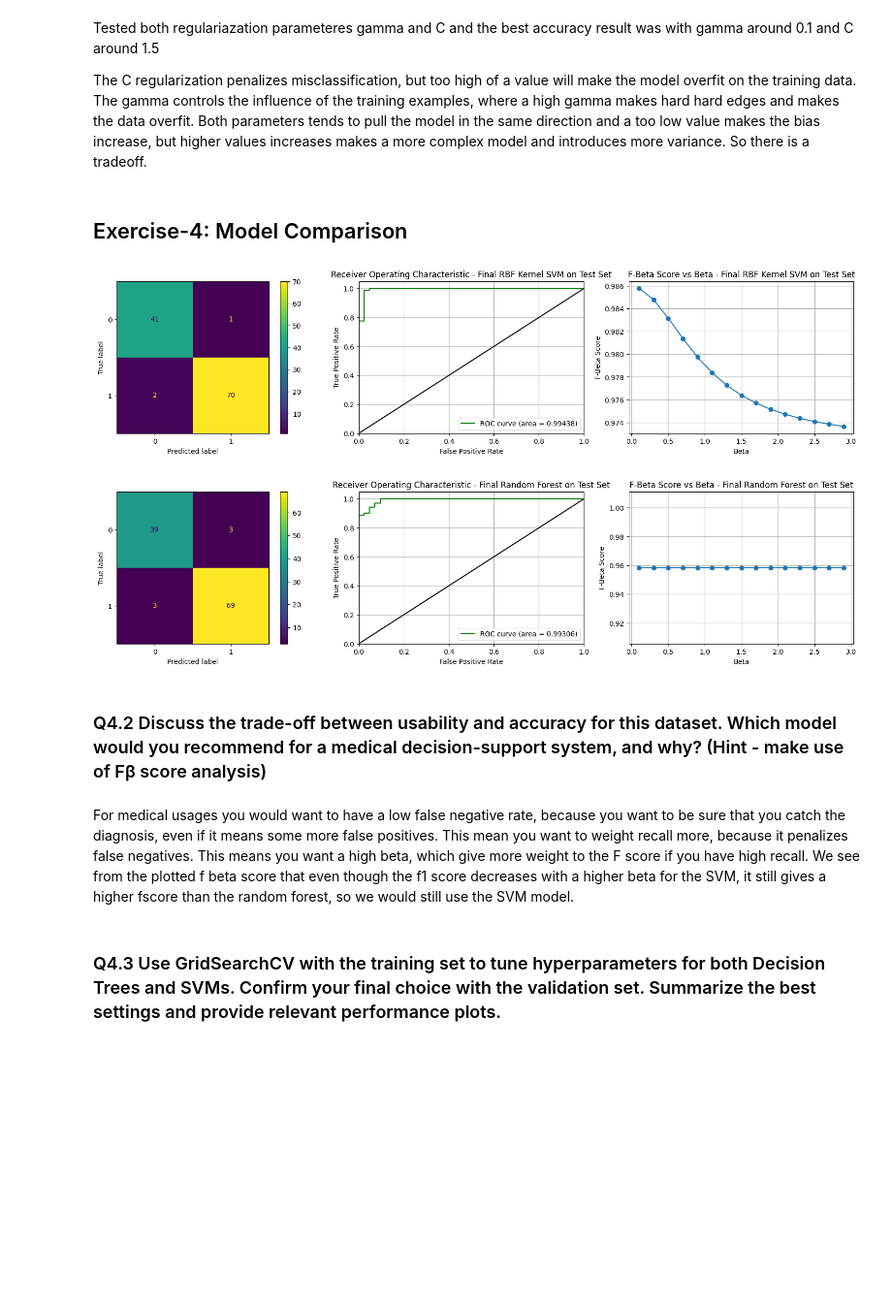
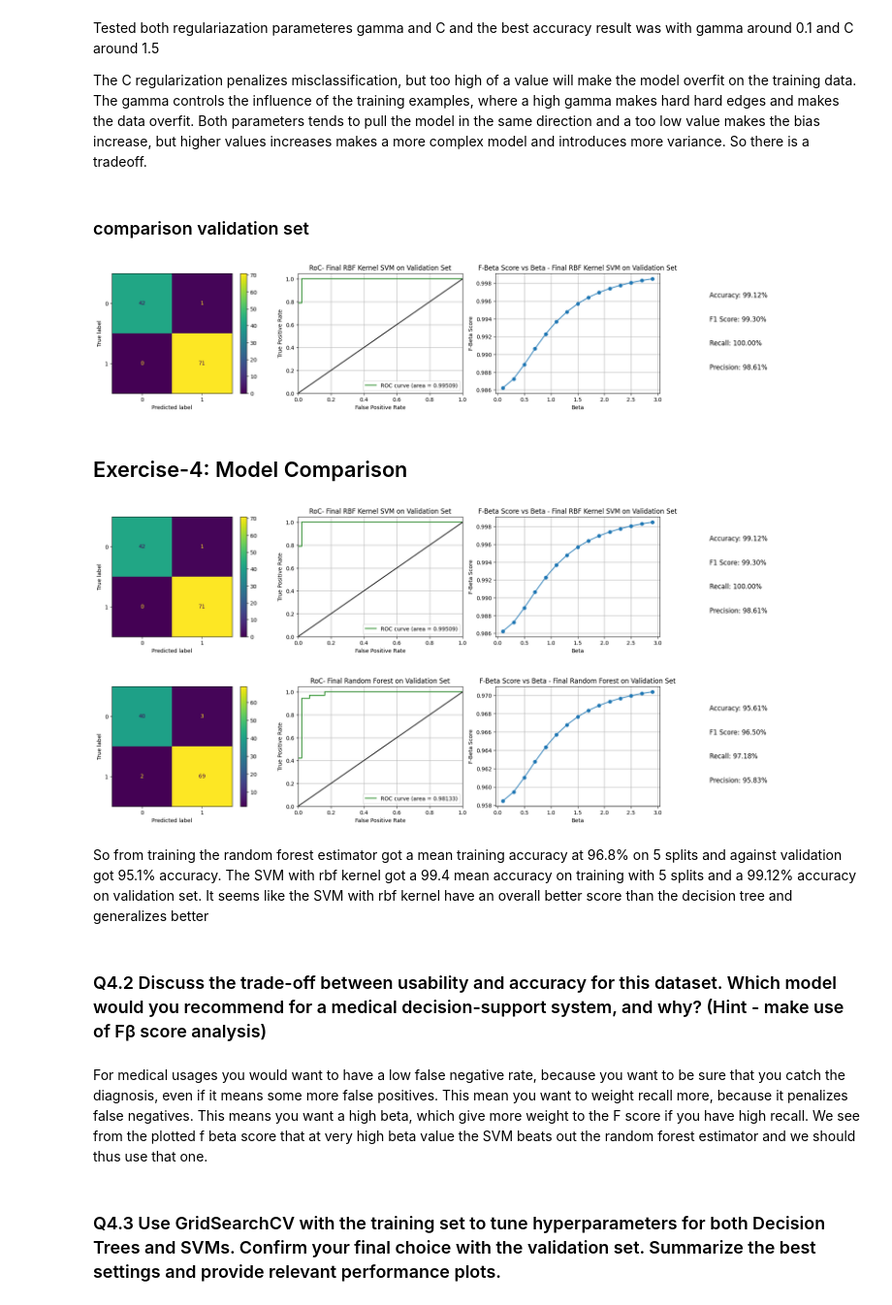
Before and after one commit to JoachimCode/IDATG2208_Assignments, a Jupyter notebook: assignment_2/assignment_2.ipynb, the cells around one changed output. Shown at 97% size. Drawn from its saved outputs; the diff is of its cells as text; code cells hidden in the pictures; blank space fills up the shorter version.

```diff
--- a/assignment_2/assignment_2.ipynb
+++ b/assignment_2/assignment_2.ipynb
@@ -313,7 +362,7 @@ accuracy_scores_pca = []
 
 for split in range(1,6):
     X_tr, X_val = X_train_reduced.iloc[x_reduced_splits[split-1][0]], X_train_reduced.iloc[x_reduced_splits[split-1][1]]
-    y_tr, y_val = y_train.iloc[x_training_splits[split-1][0]], y_train.iloc[x_training_splits[split-1][1]]
+    y_tr, y_val = y_train.iloc[x_reduced_splits[split-1][0]], y_train.iloc[x_reduced_splits[split-1][1]]
 
     rf_model_pca.fit(X_tr, y_tr)
     val_pred = rf_model_pca.predict(X_val)
@@ -443,7 +492,7 @@ split_scored
 # %% [markdown]
 ### Check estimators
 # %%
-for estimators in [10, 50, 100, 200]:
+for estimators in [10, 50, 100, 200, 250]:
     tree_model = RandomForestClassifier(n_estimators=estimators, max_depth=6, min_samples_leaf=2, random_state=42)
     accuracy_scores = []
     for i, (train_idx, val_idx) in enumerate(x_training_splits):
@@ -676,44 +774,14 @@ final_svm_val_pred = final_svm_model.predict(X_validation)
 Tested both regulariazation parameteres gamma and C and the best accuracy result was with gamma around 0.1 and C around 1.5
 
 The C regularization penalizes misclassification, but too high of a value will make the model overfit on the training data. The gamma controls the influence of the training examples, where a high gamma makes hard hard edges and makes the data overfit. Both parameters tends to pull the model in the same direction and a too low value makes the bias increase, but higher values increases makes a more complex model and introduces more variance. So there is a tradeoff.
+# %% [markdown]
+### comparison validation set
+# %%
+plot_performance(X_validation, y_validation, final_svm_model, "Final RBF Kernel SVM on Validation Set")
+# %% [output]
+[figure, added]
 # %% [markdown]
 ## Exercise-4: Model Comparison
-# %%
-from sklearn.metrics import ConfusionMatrixDisplay
-from sklearn.metrics import fbeta_score
-
-
-
-def plot_performance(x_test, y_true, model, model_name):
-    fig, axs = plt.subplots(1, 3, figsize=(20, 4))
-
-    ConfusionMatrixDisplay.from_estimator(model, x_test, y_true, ax=axs[0])
-
-    fpr, tpr, _ = roc_curve(y_true, model.predict_proba(X_test_scaled)[:, 1])
-    roc_auc = auc(fpr, tpr)
-    axs[1].plot(fpr, tpr, color='green', label=f'ROC curve (area = {roc_auc:.5f})')
-    axs[1].plot([0, 1], [0, 1], color='black')
-    axs[1].set_xlim([0.0, 1.0])
-    axs[1].set_ylim([0.0, 1.05])
-    axs[1].set_xlabel('False Positive Rate')
-    axs[1].set_ylabel('True Positive Rate')
-    axs[1].set_title(f'Receiver Operating Characteristic - {model_name}')
-    axs[1].legend(loc="lower right")
-    axs[1].grid()
-
-    beta_x = []
-    f1_y = []
-
-    for beta in np.arange(0.1, 3.0, 0.2):
-        fbeta = fbeta_score(y_true, model.predict(X_test_scaled), beta=beta)
-        beta_x.append(beta)
-        f1_y.append(fbeta)
-
-    axs[2].plot(beta_x, f1_y, marker='o')
-    axs[2].set_xlabel("Beta")
-    axs[2].set_ylabel("F-Beta Score")
-    axs[2].set_title(f"F-Beta Score vs Beta - {model_name}")
-    axs[2].grid()
 # %%
 X_test_scaled = num_pipeline.transform(X_test)
 X_test_scaled = pd.DataFrame(
@@ -722,15 +790,17 @@ X_test_scaled = pd.DataFrame(
     index=X_test.index
 )
 # %%
-plot_performance(X_test_scaled, y_test, final_svm_model, "Final RBF Kernel SVM on Test Set")
-plot_performance(X_test_scaled, y_test, final_tree_model, "Final Random Forest on Test Set")
+plot_performance(X_validation, y_validation, final_svm_model, "Final RBF Kernel SVM on Validation Set")
+plot_performance(X_validation, y_validation, final_tree_model, "Final Random Forest on Validation Set")
 # %% [output]
-[figure, old version]
+[figure, new version]
-[figure, old version]
+[figure, new version]
+# %% [markdown]
+So from training the random forest estimator got a mean training accuracy at 96.8% on 5 splits and against validation got 95.1% accuracy. The SVM with rbf kernel got a 99.4 mean accuracy on training with 5 splits and a 99.12% accuracy on validation set. It seems like the SVM with rbf kernel have an overall better score than the decision tree and generalizes better
 # %% [markdown]
 ### Q4.2 Discuss the trade-off between usability and accuracy for this dataset. Which model would you recommend for a medical decision-support system, and why? (Hint - make use of Fβ score analysis)
 # %% [markdown]
-For medical usages you would want to have a low false negative rate, because you want to be sure that you catch the diagnosis, even if it means some more false positives. This mean you want to weight recall more, because it penalizes false negatives. This means you want a high beta, which give more weight to the F score if you have high recall. We see from the plotted f beta score that even though the f1 score decreases with a higher beta for the SVM, it still gives a higher fscore than the random forest, so we would still use the SVM model.
+For medical usages you would want to have a low false negative rate, because you want to be sure that you catch the diagnosis, even if it means some more false positives. This mean you want to weight recall more, because it penalizes false negatives. This means you want a high beta, which give more weight to the F score if you have high recall. We see from the plotted f beta score that at very high beta value the SVM beats out the random forest estimator and we should thus use that one.
 # %% [markdown]
 ### Q4.3 Use GridSearchCV with the training set to tune hyperparameters for both Decision Trees and SVMs. Confirm your final choice with the validation set. Summarize the best settings and provide relevant performance plots.
 # %%
```
Also changed, not shown: parts of 13 cells of this notebook.
